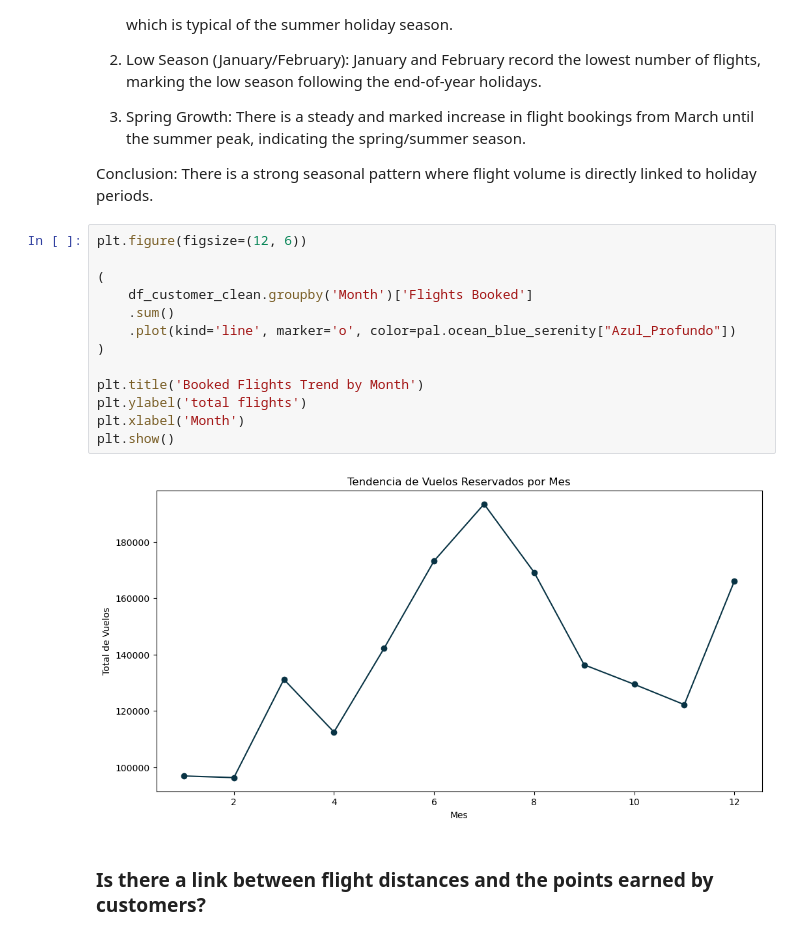
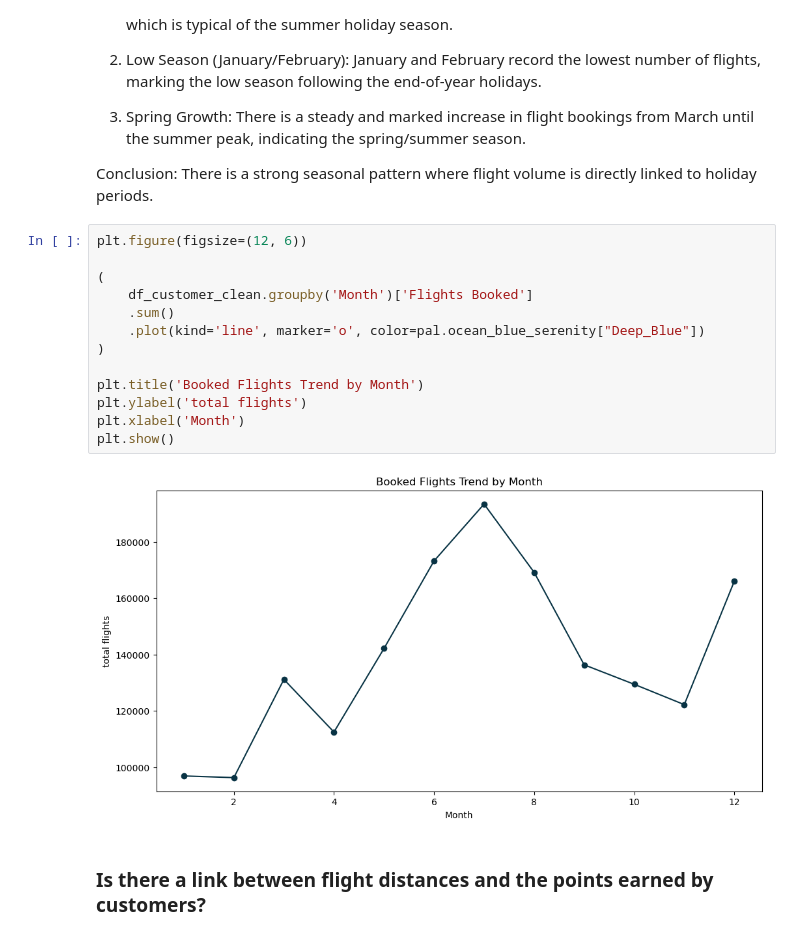
Before and after one commit to micaelalafratta/flight-customer-analysis, a Jupyter notebook: notebooks/2.Viz.ipynb, the cells around one changed output. Cells and saved outputs as stored; diff of their text form.

Commit message:
update: figures and reports

```diff
--- a/notebooks/2.Viz.ipynb
+++ b/notebooks/2.Viz.ipynb
@@ -86,18 +86,18 @@ Conclusion: There is a strong seasonal pattern where flight volume is directly l
 # %%
 plt.figure(figsize=(12, 6))
 
 (
     df_customer_clean.groupby('Month')['Flights Booked']
     .sum()
-    .plot(kind='line', marker='o', color=pal.ocean_blue_serenity["Azul_Profundo"])
+    .plot(kind='line', marker='o', color=pal.ocean_blue_serenity["Deep_Blue"])
 )
 
 plt.title('Booked Flights Trend by Month')
 plt.ylabel('total flights')
 plt.xlabel('Month')
 plt.show()
 # %% [output]
-[figure, old version]
+[figure, new version]
 # %% [markdown]
 ### Is there a link between flight distances and the points earned by customers?
 # %% [markdown]
```
Also changed, not shown: 7 other files.
